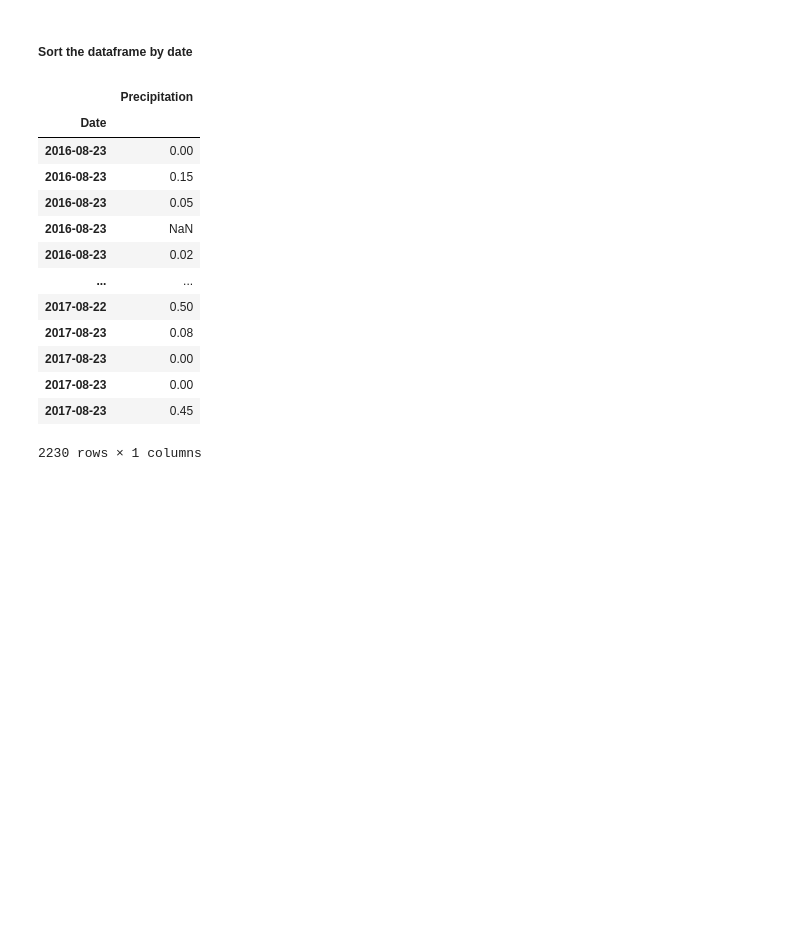
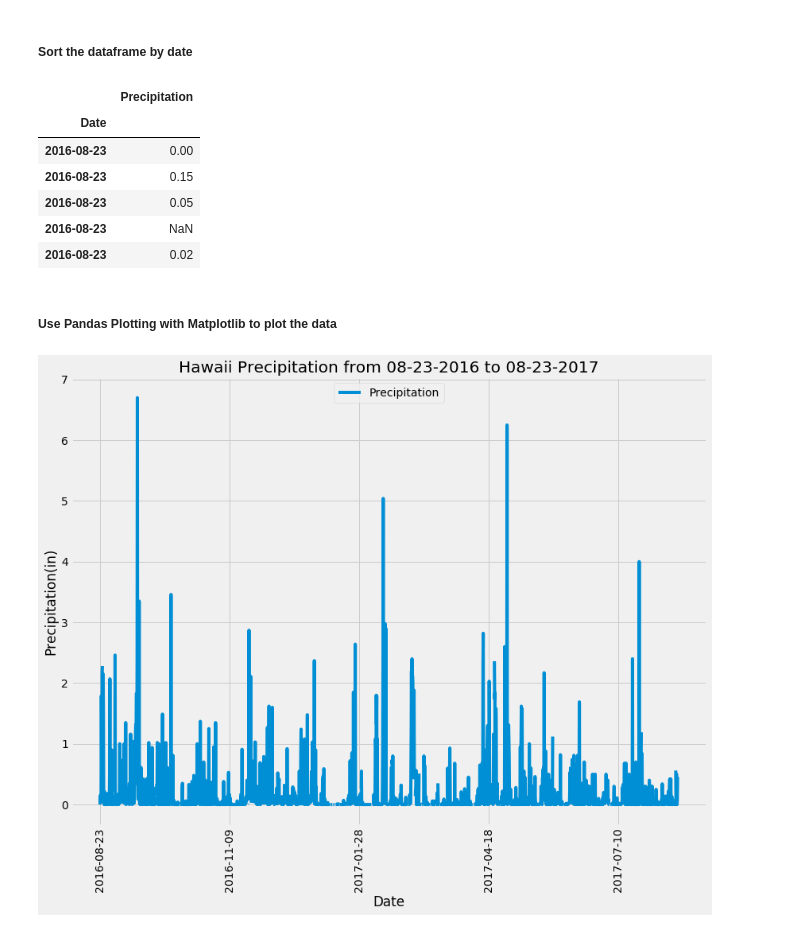
Before and after one commit to ShimsyV/sqlalchemy-challenge, a Jupyter notebook: Surfs_up.ipynb, the cells around one changed output. Saved outputs shown, nothing was run; the diff lists cells and outputs as text; code cells hidden in the pictures; blank space fills up the shorter version.

Commit message:
Use Pandas Plotting with Matplotlib to plot the data

```diff
--- a/Surfs_up.ipynb
+++ b/Surfs_up.ipynb
@@ -144,6 +152,7 @@ prcp_df.head()
 ##### Sort the dataframe by date
 # %%
 prcp_df.sort_values(by="Date",ascending= True)
+prcp_df.head()
 # %% [output]
 |  | Precipitation |
 | Date |  |
@@ -152,10 +161,15 @@ prcp_df.sort_values(by="Date",ascending= True)
 | 2016-08-23 | 0.05 |
 | 2016-08-23 | NaN |
 | 2016-08-23 | 0.02 |
-| ... | ... |
-| 2017-08-22 | 0.50 |
-| 2017-08-23 | 0.08 |
-| 2017-08-23 | 0.00 |
-| 2017-08-23 | 0.00 |
-| 2017-08-23 | 0.45 |
-2230 rows × 1 columns
+# %% [markdown]
+##### Use Pandas Plotting with Matplotlib to plot the data
+# %%
+prcp_df.plot(title="Hawaii Precipitation from 08-23-2016 to 08-23-2017", figsize=(12, 10), rot=90 )
+plt.ylabel("Precipitation(in)")
+plt.legend(loc='upper center')
+plt.tight_layout()
+
+#plt.savefig("Images/precipitation.png")
+plt.show()
+# %% [output]
+[figure, added]
```
Also changed, not shown: parts of 2 cells of this notebook, 1 other file.
